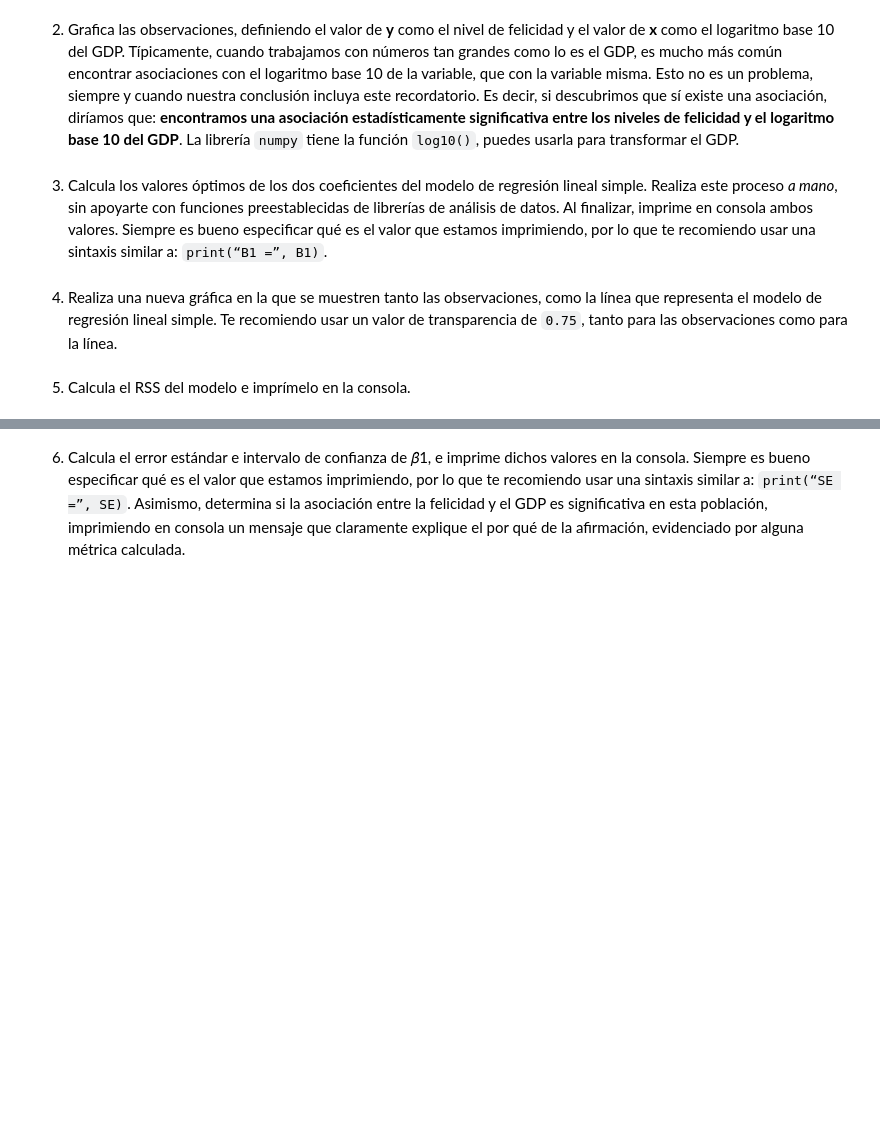
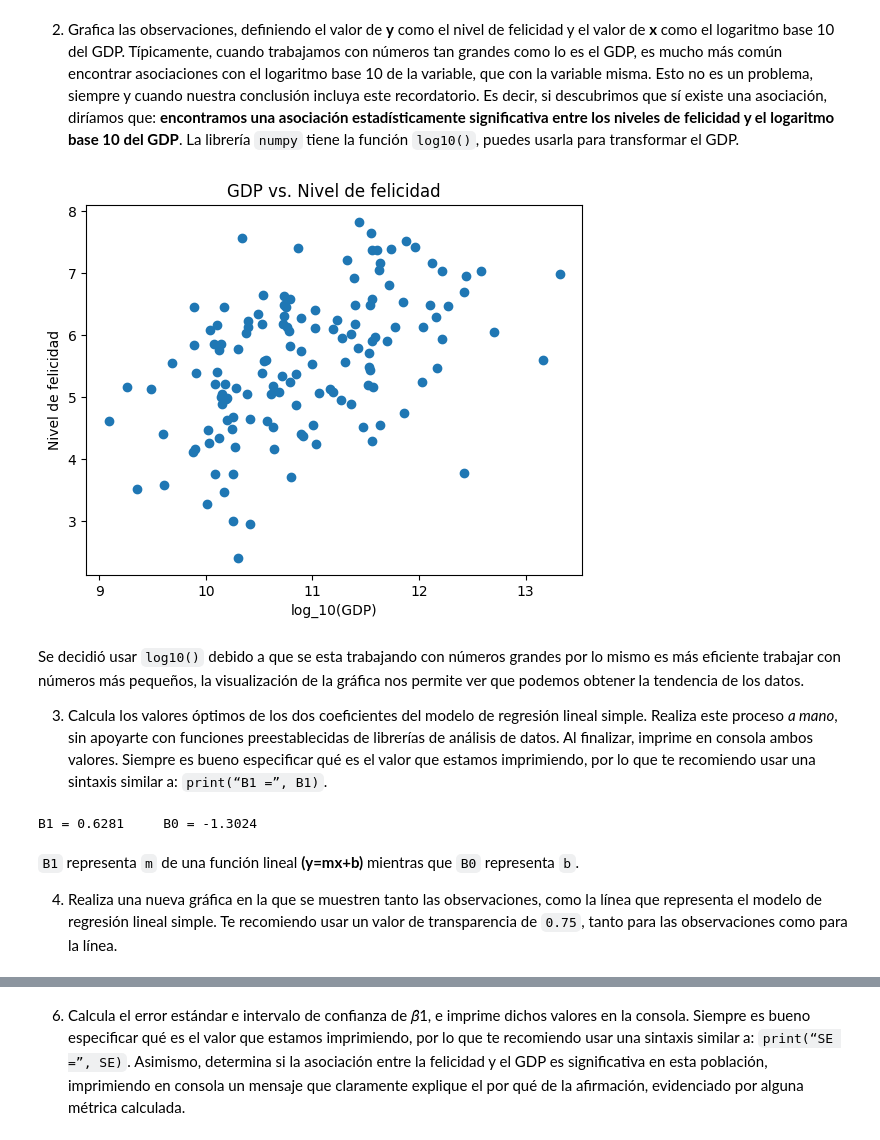
Before and after one commit to LEGG1234567890/Inteligencia_artificial_I, a Jupyter notebook: A1.2 Regresión lineal simple/Regresion_lineal_simple.ipynb, the cells around one changed output, grey strips where cells are left out. Saved outputs shown, nothing was run; the diff lists cells and outputs as text; code cells hidden in the pictures; blank space fills up the shorter version.

```diff
--- a/A1.2 Regresión lineal simple/Regresion_lineal_simple.ipynb
+++ b/A1.2 Regresión lineal simple/Regresion_lineal_simple.ipynb
@@ -12,0 +13,8 @@ Desarrolla los siguientes puntos en una *Jupyter Notebook*, tratando, dentro de
+# %%
+import pandas as ps
+import numpy as np
+import matplotlib.pyplot as plt
+import statsmodels.api as sm
+from math import sqrt
+datos=ps.read_csv('Felicidad_y_GDP.csv')
+(datos.head(10)).sort_values(by=['GDP'], ascending=False)
@@ -13,8 +33,36 @@ Desarrolla los siguientes puntos en una *Jupyter Notebook*, tratando, dentro de
 # %% [markdown]
 2. Grafica las observaciones, definiendo el valor de **y** como el nivel de felicidad y el valor de **x** como el logaritmo base 10 del GDP. Típicamente, cuando trabajamos con números tan grandes como lo es el GDP, es mucho más común encontrar asociaciones con el logaritmo base 10 de la variable, que con la variable misma. Esto no es un problema, siempre y cuando nuestra conclusión incluya este recordatorio. Es decir, si descubrimos que sí existe una asociación, diríamos que: **encontramos una asociación estadísticamente significativa entre los niveles de felicidad y el logaritmo base 10 del GDP**. La librería `numpy` tiene la función `log10()`, puedes usarla para transformar el GDP.
+# %%
+yDatos=datos.Felicidad
+xDatos=np.log10(datos.GDP)
+yMean=yDatos.mean()
+xMean=xDatos.mean()
+longitud=len(datos.Felicidad)
+plt.scatter(xDatos, yDatos)
+plt.title('GDP vs. Nivel de felicidad')
+plt.xlabel("log_10(GDP)")
+plt.ylabel("Nivel de felicidad")
+plt.show()
+%matplotlib inline
+# %% [output]
+[figure, added]
 # %% [markdown]
+Se decidió usar `log10()` debido a que se esta trabajando con números grandes por lo mismo es más eficiente trabajar con números más pequeños, la visualización de la gráfica nos permite ver que podemos obtener la tendencia de los datos.
+
 3. Calcula los valores óptimos de los dos coeficientes del modelo de regresión lineal simple. Realiza este proceso *a mano*, sin apoyarte con funciones preestablecidas de librerías de análisis de datos. Al finalizar, imprime en consola ambos valores. Siempre es bueno especificar qué es el valor que estamos imprimiendo, por lo que te recomiendo usar una sintaxis similar a: `print(“B1 =”, B1)`.
+# %%
+arriba=0
+abajo=0
+suma=0
+for i in range(longitud):
+    arriba=arriba+((xDatos[i]-xMean)*(yDatos[i]-yMean))
+    abajo=abajo+((xDatos[i]-xMean)**2)
+Bi=arriba/abajo
+Bo=yMean-(Bi*(xMean))
+print("B1 =", round(Bi, 4),"\tB0 =", round(Bo, 4))
+# %% [output]
+B1 = 0.6281     B0 = -1.3024
 # %% [markdown]
+`B1` representa `m` de una función lineal **(y=mx+b)** mientras que `B0` representa `b`.
+
 4. Realiza una nueva gráfica en la que se muestren tanto las observaciones, como la línea que representa el modelo de regresión lineal simple. Te recomiendo usar un valor de transparencia de `0.75`, tanto para las observaciones como para la línea.
-# %% [markdown]
-5. Calcula el RSS del modelo e imprímelo en la consola.
```
Also changed, not shown: parts of 12 cells of this notebook, 5 other files.
